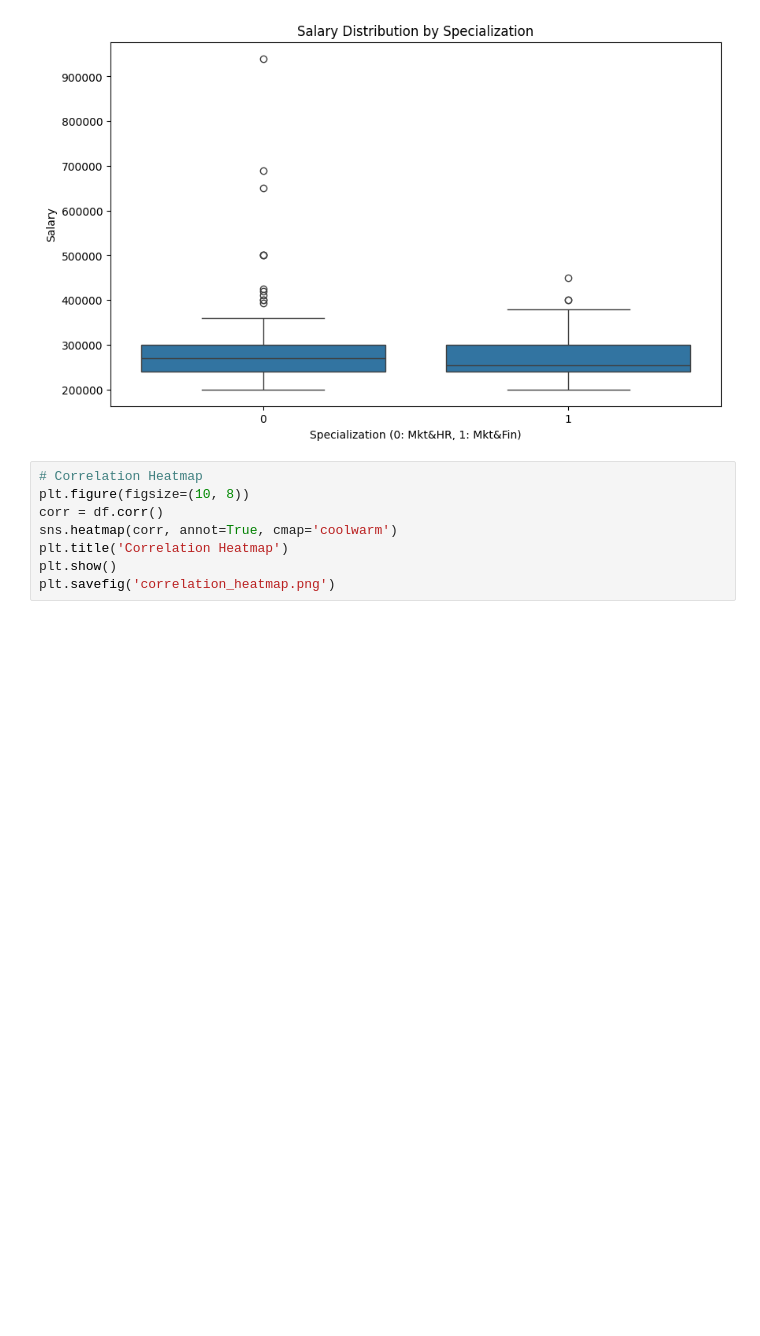
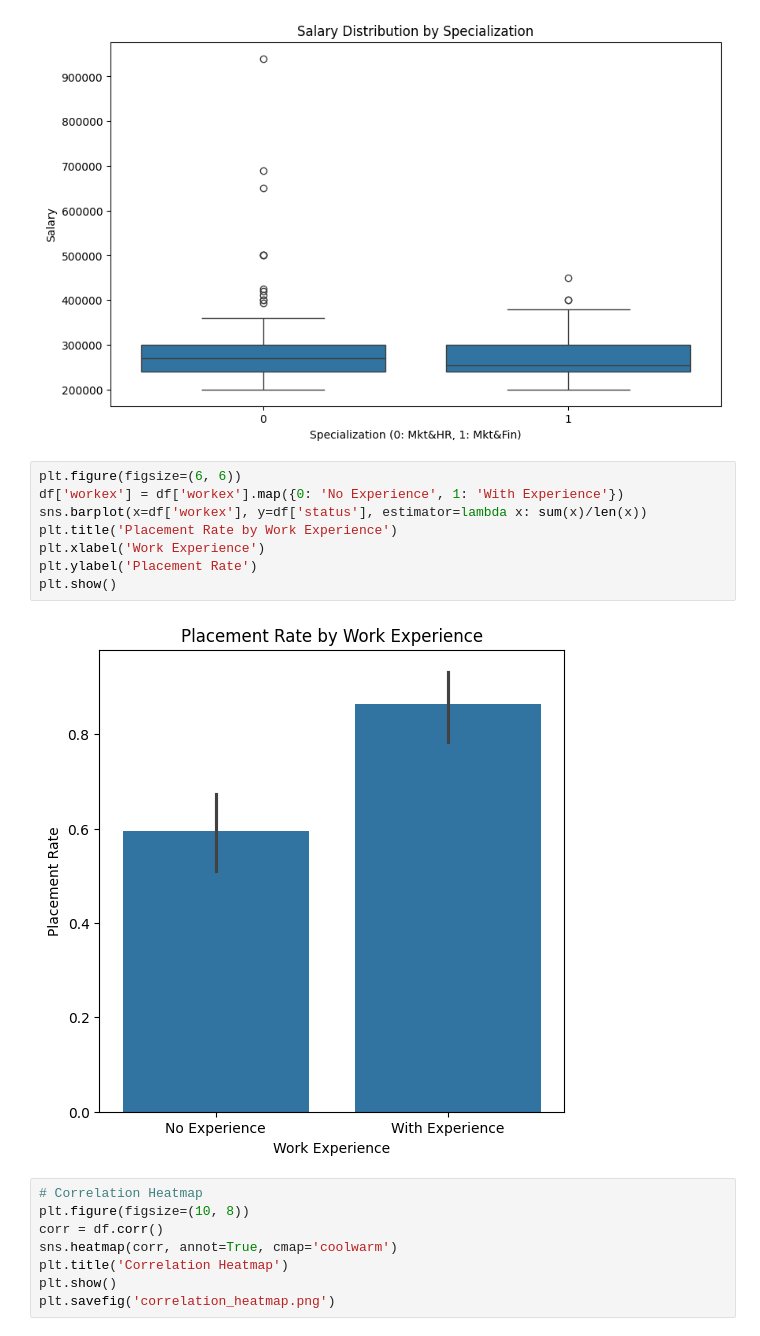
Before and after one commit to MashaNilu/IS4116-data-analysis-script, a Jupyter notebook: main.ipynb, the cells around one changed output. Saved outputs shown, nothing was run; the diff lists cells and outputs as text; blank space fills up the shorter version.

```diff
--- a/main.ipynb
+++ b/main.ipynb
@@ -196,6 +222,16 @@ plt.ylabel('Salary')
 plt.show()
 # %% [output]
 [figure]
+# %%
+plt.figure(figsize=(6, 6))
+df['workex'] = df['workex'].map({0: 'No Experience', 1: 'With Experience'})
+sns.barplot(x=df['workex'], y=df['status'], estimator=lambda x: sum(x)/len(x))
+plt.title('Placement Rate by Work Experience')
+plt.xlabel('Work Experience')
+plt.ylabel('Placement Rate')
+plt.show()
+# %% [output]
+[figure, added]
 # %%
 # Correlation Heatmap
 plt.figure(figsize=(10, 8))
```
Also changed, not shown: parts of 12 cells of this notebook.
